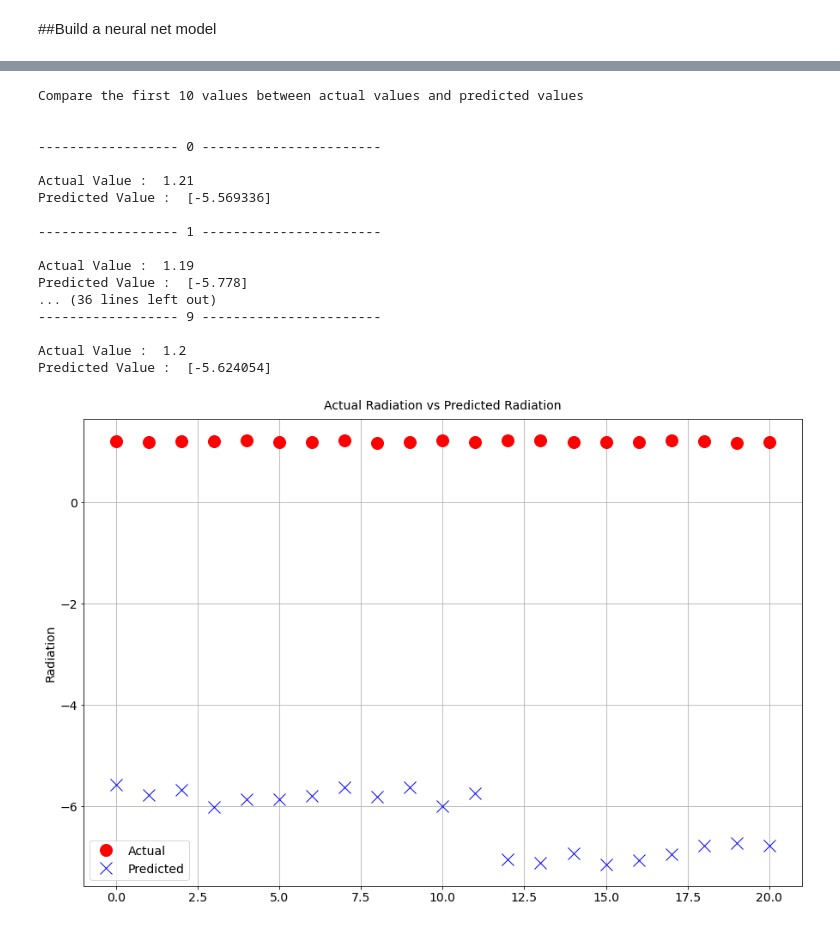
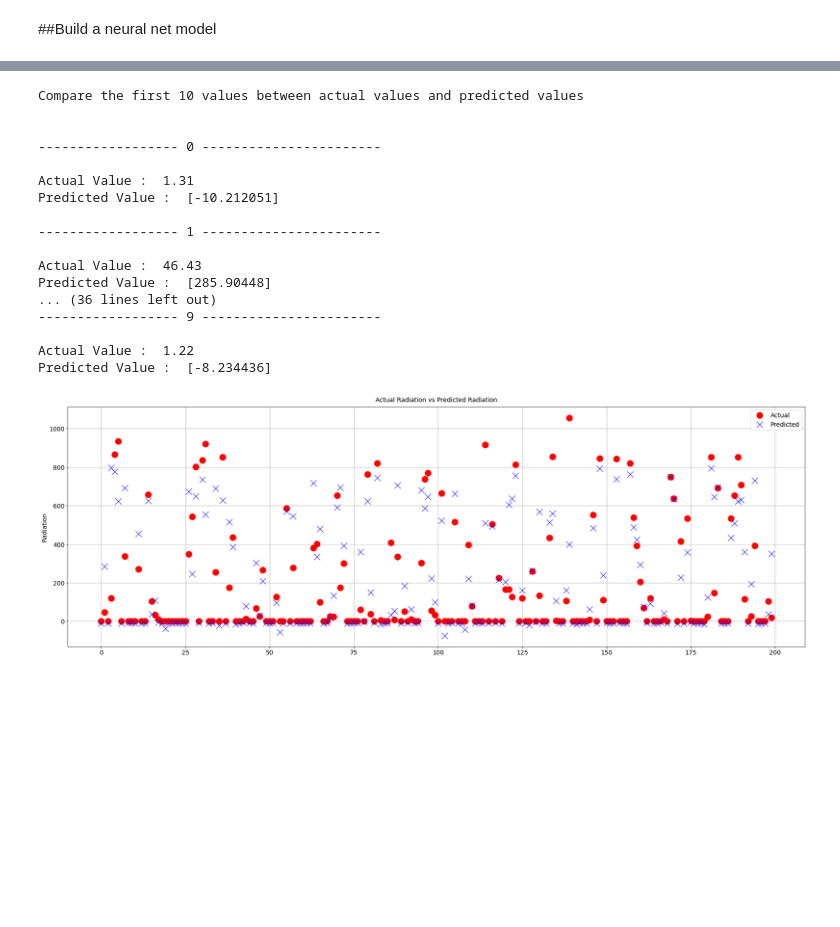
Before and after one commit to mrch-hub/bangkit1, a Jupyter notebook: SolarPrediction.ipynb, the cells around one changed output, grey strips where cells are left out. Saved outputs shown, nothing was run; the diff lists cells and outputs as text; code cells hidden in the pictures; blank space fills up the shorter version.

Commit message:
Shuffling test dataset after partitioning. Showing actual vs prediction value to be 200 examples.

```diff
--- a/SolarPrediction.ipynb
+++ b/SolarPrediction.ipynb
@@ -74,10 +74,11 @@ data['Data'] = pd.to_datetime(data['Data'])
 data = data.sort_values(by = ['Data', 'Time'], ascending=False)
 # Percentage of train set to be considered as test set
 test_split = 0.2
-data_test = data[:][0:round((len(data)*test_split))]
+data_testunshuffled = data[:][0:round((len(data)*test_split))]
 data_trainunshuffled = data[:][round((len(data)*test_split)):]
 # Shuffle training dataset
 data_train = data_trainunshuffled.reindex(np.random.permutation(data_trainunshuffled.index))
+data_test = data_testunshuffled.reindex(np.random.permutation(data_testunshuffled.index))
 print('train set length:', str(len(data_train)), '\ntest set length:',
       str(len(data_test)))
 # %% [output]
@@ -389,28 +390,28 @@ Compare the first 10 values between actual values and predicted values
 
 ------------------ 0 -----------------------
 
-Actual Value :  1.21
-Predicted Value :  [-5.569336]
+Actual Value :  1.31
+Predicted Value :  [-10.212051]
 
 ------------------ 1 -----------------------
 
-Actual Value :  1.19
-Predicted Value :  [-5.778]
+Actual Value :  46.43
+Predicted Value :  [285.90448]
 ... (36 lines left out)
 ------------------ 9 -----------------------
 
-Actual Value :  1.2
-Predicted Value :  [-5.624054]
+Actual Value :  1.22
+Predicted Value :  [-8.234436]
 # %%
-x_value = [i for i in range (21)]
-plt.figure(figsize = (15,10))
-plt.plot(x_value, data_test['Radiation'].values[0:21], 'ro', markersize = 14 ,label = 'Actual')
-plt.plot(x_value, prediction[0:21], 'bx', markersize = 14, label = 'Predicted')
+x_value = [i for i in range (200)]
+plt.figure(figsize = (30,10))
+plt.plot(x_value, data_test['Radiation'].values[0:200], 'ro', markersize = 14 ,label = 'Actual')
+plt.plot(x_value, prediction[0:200], 'bx', markersize = 14, label = 'Predicted')
 plt.legend(prop={'size': 14})
 plt.title('Actual Radiation vs Predicted Radiation', fontsize = 14, y = 1.01)
 plt.xticks(fontsize = 14)
 plt.yticks(fontsize = 14)
 plt.ylabel('Radiation', fontsize = 14)
 plt.grid()
 # %% [output]
-[figure, old version]
+[figure, new version]
```
Also changed, not shown: parts of 2 cells of this notebook.
